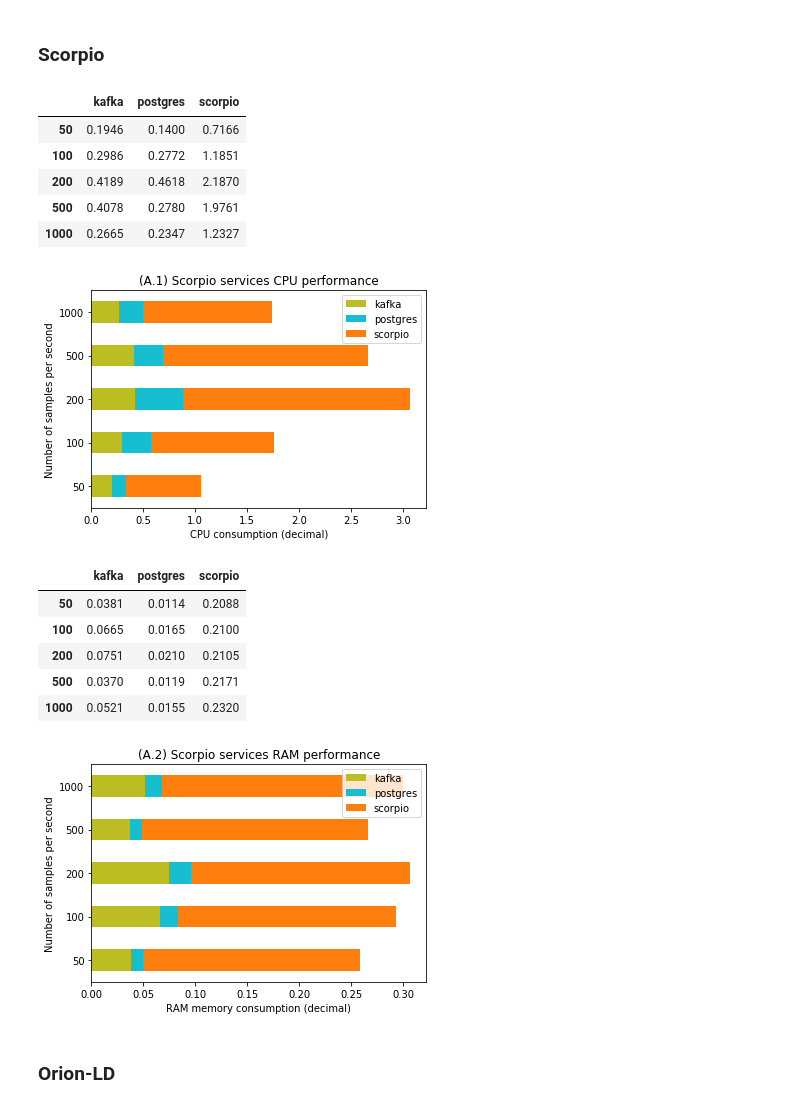
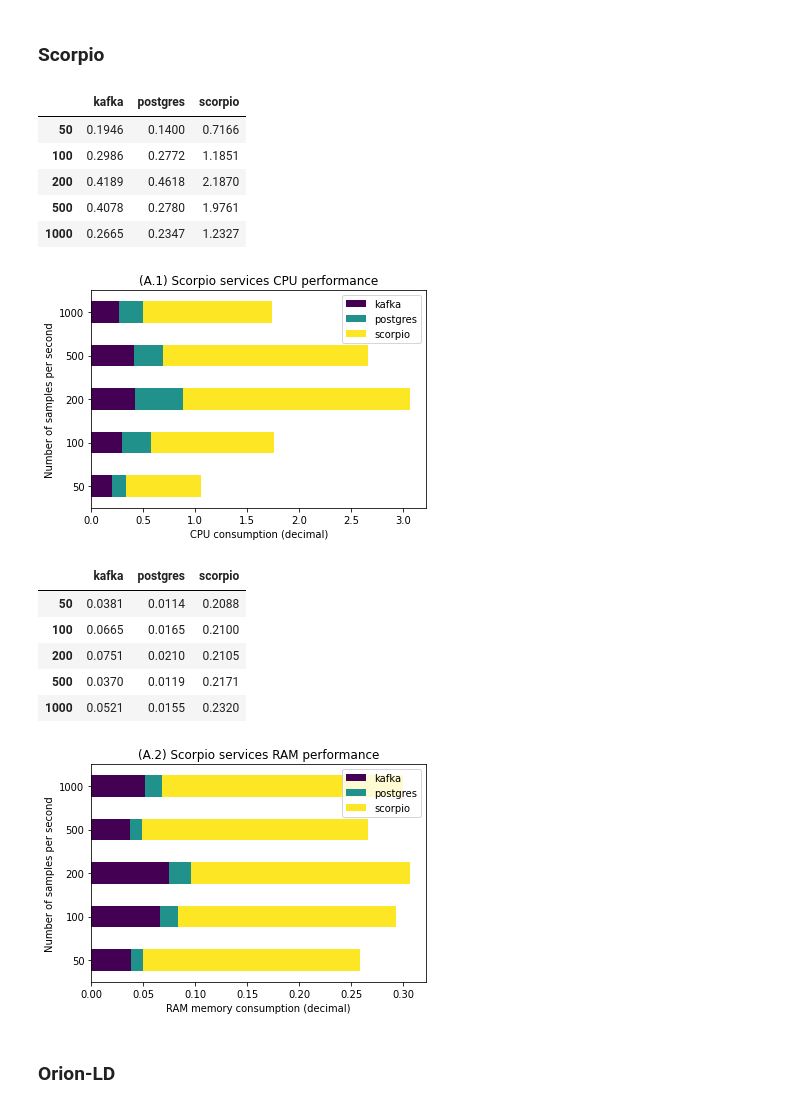
Before and after one commit to giros-dit/cim-prometheus-pipelines, a Jupyter notebook: Experiments.ipynb, the cells around one changed output. Cells and saved outputs as stored; diff of their text form; code cells hidden in the pictures.

```diff
--- a/Experiments.ipynb
+++ b/Experiments.ipynb
@@ -204,7 +207,8 @@ for table in scorpio_services:
         scorpio_cpu[index].append(value)
 # %%
 scorpio_cpu_df = pd.DataFrame(scorpio_cpu, index=events)
-colors = ['tab:olive','tab:cyan', "tab:orange"]
+#colors = ['tab:olive','tab:cyan', "tab:orange"]
+colors=cm.get_cmap('viridis', 3).colors
 scorpio_cpu_df_plot = scorpio_cpu_df.plot.barh(stacked=True, color=colors,
                                                           title="(A.1) Scorpio services CPU performance")
 scorpio_cpu_df_plot.set_xlabel("CPU consumption (decimal)")
@@ -218,7 +222,7 @@ scorpio_cpu_df
 | 200 | 0.4189 | 0.4618 | 2.1870 |
 | 500 | 0.4078 | 0.2780 | 1.9761 |
 | 1000 | 0.2665 | 0.2347 | 1.2327 |
-[figure, old version]
+[figure, new version]
 # %%
 scorpio_cpu_total = []
 for i in range(0,len(events)):
@@ -235,21 +239,22 @@ for table in scorpio_services:
         scorpio_mem[index].append(value)
 # %%
 scorpio_mem_df = pd.DataFrame(scorpio_mem, index=events)
-colors = ['tab:olive','tab:cyan', "tab:orange"]
+#colors = ['tab:olive','tab:cyan', "tab:orange"]
+colors=cm.get_cmap('viridis', 3).colors
 scorpio_mem_df_plot = scorpio_mem_df.plot.barh(stacked=True, color=colors,
                                                           title="(A.2) Scorpio services RAM performance")
 scorpio_mem_df_plot.set_xlabel("RAM memory consumption (decimal)")
 scorpio_mem_df_plot.set_ylabel("Number of samples per second")
 
 scorpio_mem_df
 # %% [output]
 |  | kafka | postgres | scorpio |
 | 50 | 0.0381 | 0.0114 | 0.2088 |
 | 100 | 0.0665 | 0.0165 | 0.2100 |
 | 200 | 0.0751 | 0.0210 | 0.2105 |
 | 500 | 0.0370 | 0.0119 | 0.2171 |
 | 1000 | 0.0521 | 0.0155 | 0.2320 |
-[figure, old version]
+[figure, new version]
 # %%
 scorpio_mem_total = []
 for i in range(0,len(events)):
```
Also changed, not shown: parts of 14 cells of this notebook.
